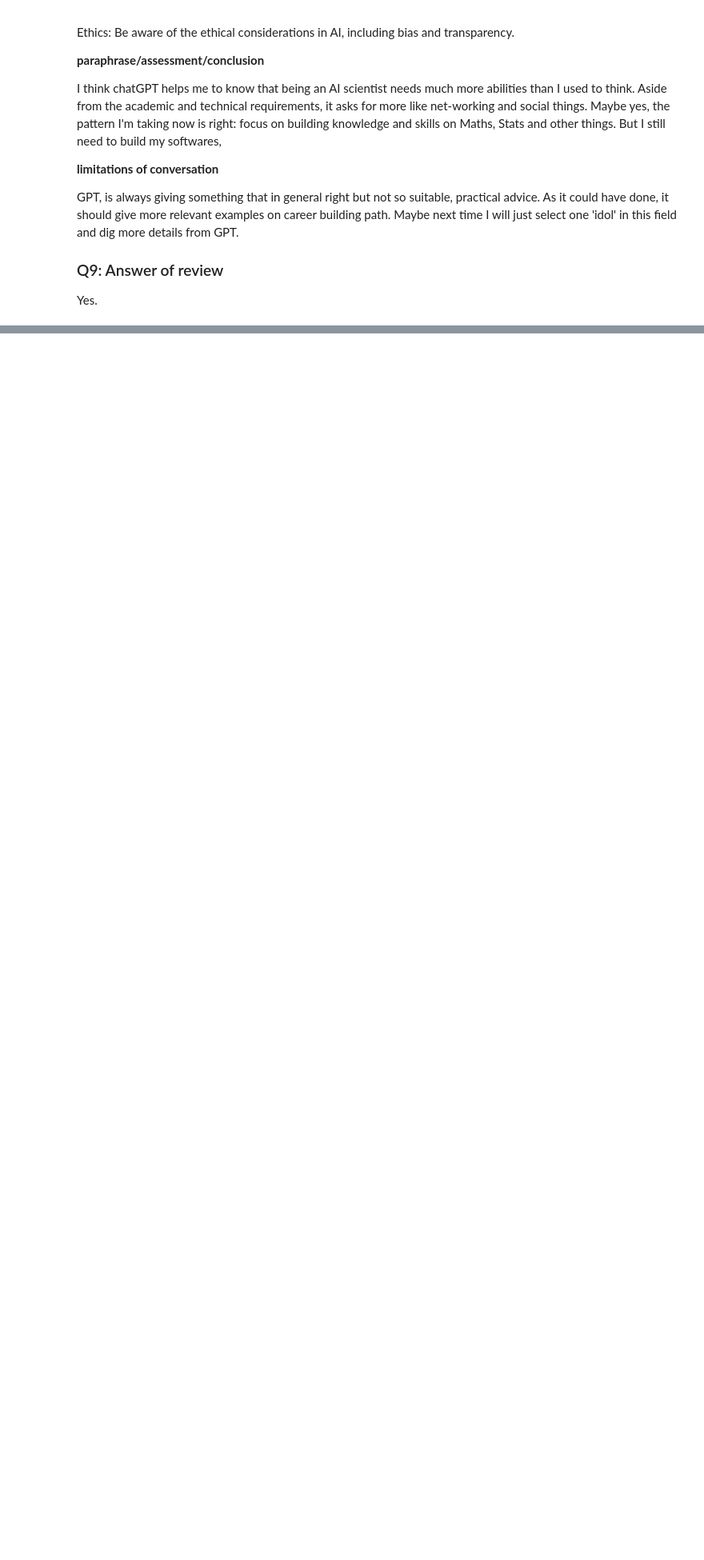
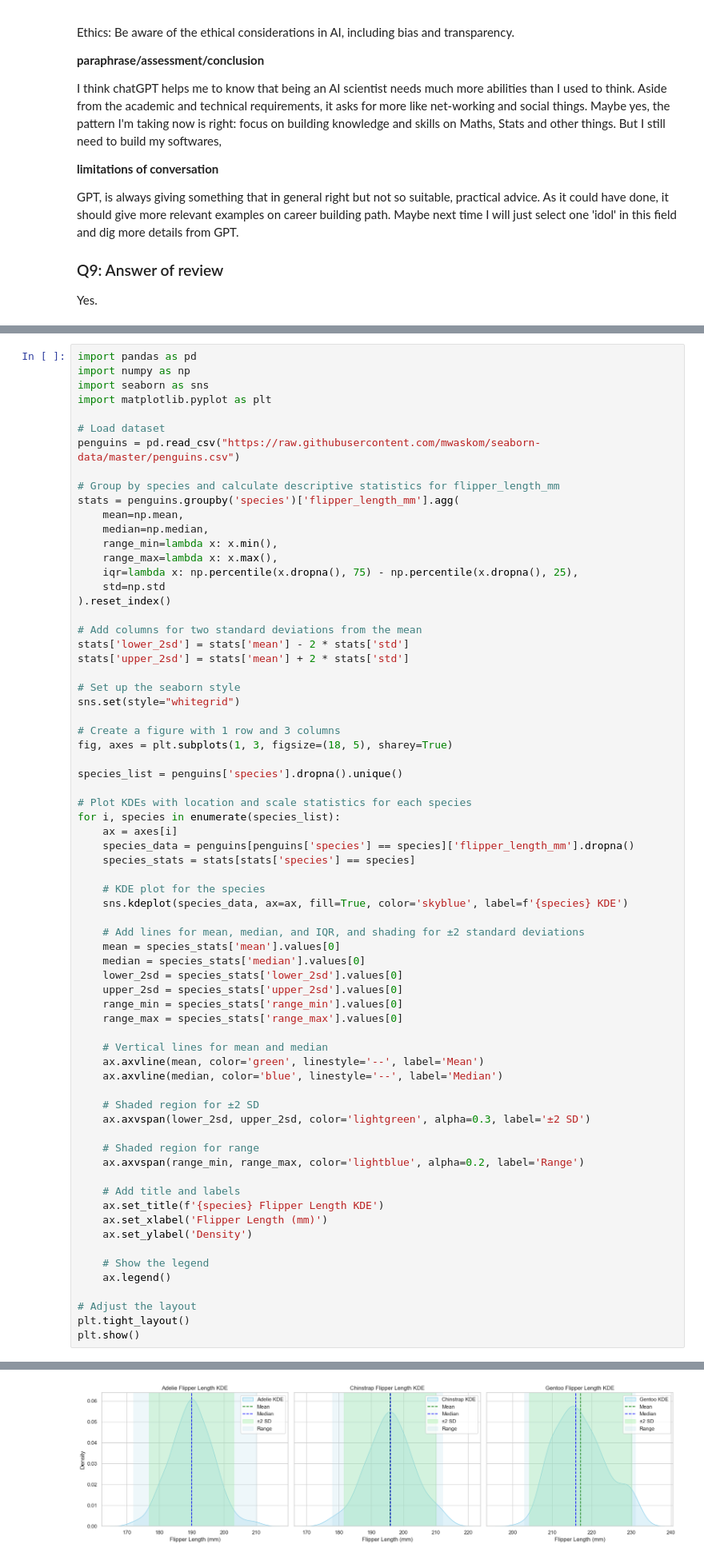
Before and after one commit to Hwwv/STA130, a Jupyter notebook: Notebook_STA130.ipynb, the cells around one changed output, grey strips where cells are left out. Shown at 80% size. Cells and saved outputs as stored; diff of their text form; blank space fills up the shorter version.

```diff
--- a/Notebook_STA130.ipynb
+++ b/Notebook_STA130.ipynb
@@ -974,0 +1098,70 @@ Yes.
+# %%
+import pandas as pd
+import numpy as np
+import seaborn as sns
+import matplotlib.pyplot as plt
+
+# Load dataset
+penguins = pd.read_csv("https://raw.githubusercontent.com/mwaskom/seaborn-data/master/penguins.csv")
+
+# Group by species and calculate descriptive statistics for flipper_length_mm
+stats = penguins.groupby('species')['flipper_length_mm'].agg(
+    mean=np.mean,
+    median=np.median,
+    range_min=lambda x: x.min(),
+    range_max=lambda x: x.max(),
+    iqr=lambda x: np.percentile(x.dropna(), 75) - np.percentile(x.dropna(), 25),
+    std=np.std
+).reset_index()
+
+# Add columns for two standard deviations from the mean
+stats['lower_2sd'] = stats['mean'] - 2 * stats['std']
+stats['upper_2sd'] = stats['mean'] + 2 * stats['std']
+
+# Set up the seaborn style
+sns.set(style="whitegrid")
+
+# Create a figure with 1 row and 3 columns
+fig, axes = plt.subplots(1, 3, figsize=(18, 5), sharey=True)
+
+species_list = penguins['species'].dropna().unique()
+
+# Plot KDEs with location and scale statistics for each species
+for i, species in enumerate(species_list):
+    ax = axes[i]
+    species_data = penguins[penguins['species'] == species]['flipper_length_mm'].dropna()
+    species_stats = stats[stats['species'] == species]
+
+    # KDE plot for the species
+    sns.kdeplot(species_data, ax=ax, fill=True, color='skyblue', label=f'{species} KDE')
+
+    # Add lines for mean, median, and IQR, and shading for ±2 standard deviations
+    mean = species_stats['mean'].values[0]
+    median = species_stats['median'].values[0]
+    lower_2sd = species_stats['lower_2sd'].values[0]
+    upper_2sd = species_stats['upper_2sd'].values[0]
+    range_min = species_stats['range_min'].values[0]
+    range_max = species_stats['range_max'].values[0]
+
+    # Vertical lines for mean and median
+    ax.axvline(mean, color='green', linestyle='--', label='Mean')
+    ax.axvline(median, color='blue', linestyle='--', label='Median')
+
+    # Shaded region for ±2 SD
+    ax.axvspan(lower_2sd, upper_2sd, color='lightgreen', alpha=0.3, label='±2 SD')
+
+    # Shaded region for range
+    ax.axvspan(range_min, range_max, color='lightblue', alpha=0.2, label='Range')
+
+    # Add title and labels
+    ax.set_title(f'{species} Flipper Length KDE')
+    ax.set_xlabel('Flipper Length (mm)')
+    ax.set_ylabel('Density')
+
+    # Show the legend
+    ax.legend()
+
+# Adjust the layout
+plt.tight_layout()
+plt.show()
+# %% [output]
@@ -974,0 +1175 @@ Yes.
+[figure, added]
```
Also changed, not shown: parts of 19 cells of this notebook.
